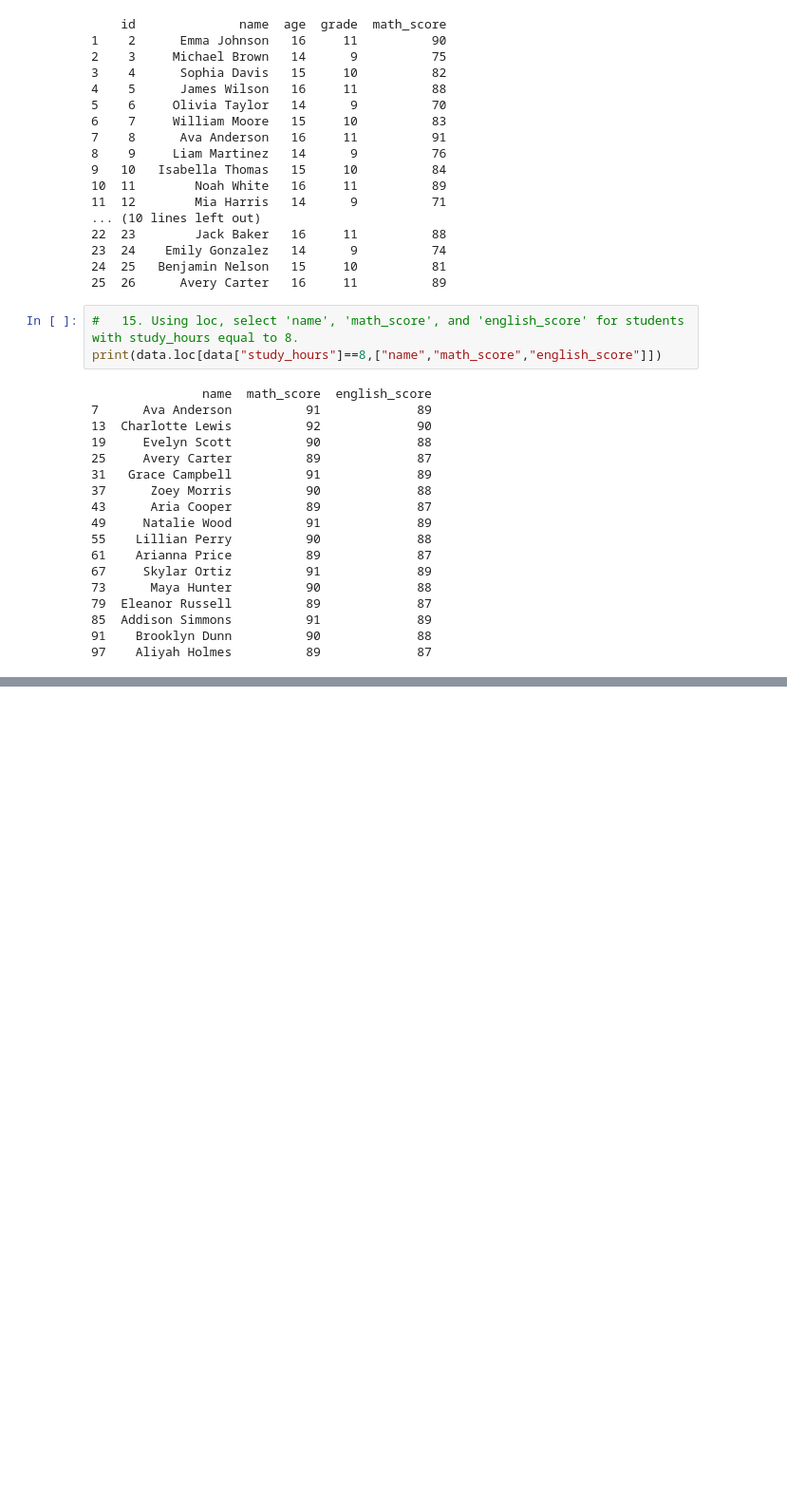
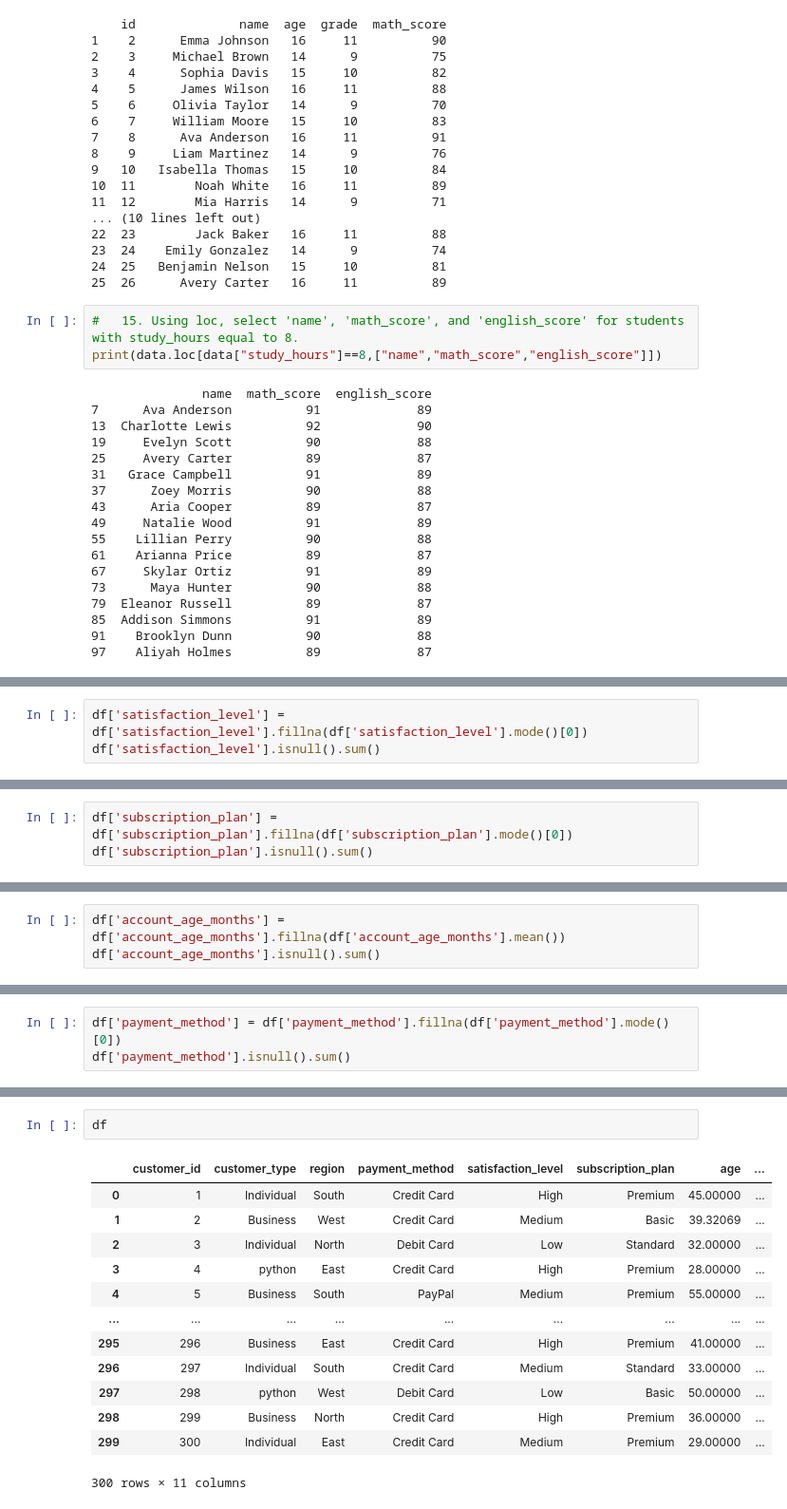
Before and after one commit to parshant44/python-learning, a Jupyter notebook: Pandas Question Practice.ipynb, the cells around one changed output, grey strips where cells are left out. Shown at 95% size. Cells and saved outputs as stored; diff of their text form; blank space fills up the shorter version.

```diff
--- a/Pandas Question Practice.ipynb
+++ b/Pandas Question Practice.ipynb
@@ -274,0 +479,3 @@ print(data.loc[data["study_hours"]==8,["name","math_score","english_score"]])
+# %%
+df['satisfaction_level'] = df['satisfaction_level'].fillna(df['satisfaction_level'].mode()[0])
+df['satisfaction_level'].isnull().sum()
@@ -274,0 +484,3 @@ print(data.loc[data["study_hours"]==8,["name","math_score","english_score"]])
+# %%
+df['subscription_plan'] = df['subscription_plan'].fillna(df['subscription_plan'].mode()[0])
+df['subscription_plan'].isnull().sum()
@@ -274,0 +489,3 @@ print(data.loc[data["study_hours"]==8,["name","math_score","english_score"]])
+# %%
+df['account_age_months'] = df['account_age_months'].fillna(df['account_age_months'].mean())
+df['account_age_months'].isnull().sum()
@@ -274,0 +494,3 @@ print(data.loc[data["study_hours"]==8,["name","math_score","english_score"]])
+# %%
+df['payment_method'] = df['payment_method'].fillna(df['payment_method'].mode()[0])
+df['payment_method'].isnull().sum()
@@ -274,0 +514,16 @@ print(data.loc[data["study_hours"]==8,["name","math_score","english_score"]])
+# %%
+df
+# %% [output]
+|  | customer_id | customer_type | region | payment_method | satisfaction_level | subscription_plan | age | ... |
+| 0 | 1 | Individual | South | Credit Card | High | Premium | 45.00000 | ... |
+| 1 | 2 | Business | West | Credit Card | Medium | Basic | 39.32069 | ... |
+| 2 | 3 | Individual | North | Debit Card | Low | Standard | 32.00000 | ... |
+| 3 | 4 | python | East | Credit Card | High | Premium | 28.00000 | ... |
+| 4 | 5 | Business | South | PayPal | Medium | Premium | 55.00000 | ... |
+| ... | ... | ... | ... | ... | ... | ... | ... | ... |
+| 295 | 296 | Business | East | Credit Card | High | Premium | 41.00000 | ... |
+| 296 | 297 | Individual | South | Credit Card | Medium | Standard | 33.00000 | ... |
+| 297 | 298 | python | West | Debit Card | Low | Basic | 50.00000 | ... |
+| 298 | 299 | Business | North | Credit Card | High | Premium | 36.00000 | ... |
+| 299 | 300 | Individual | East | Credit Card | Medium | Premium | 29.00000 | ... |
+300 rows × 11 columns
```
Also changed, not shown: parts of 28 cells of this notebook, 3 other files.
